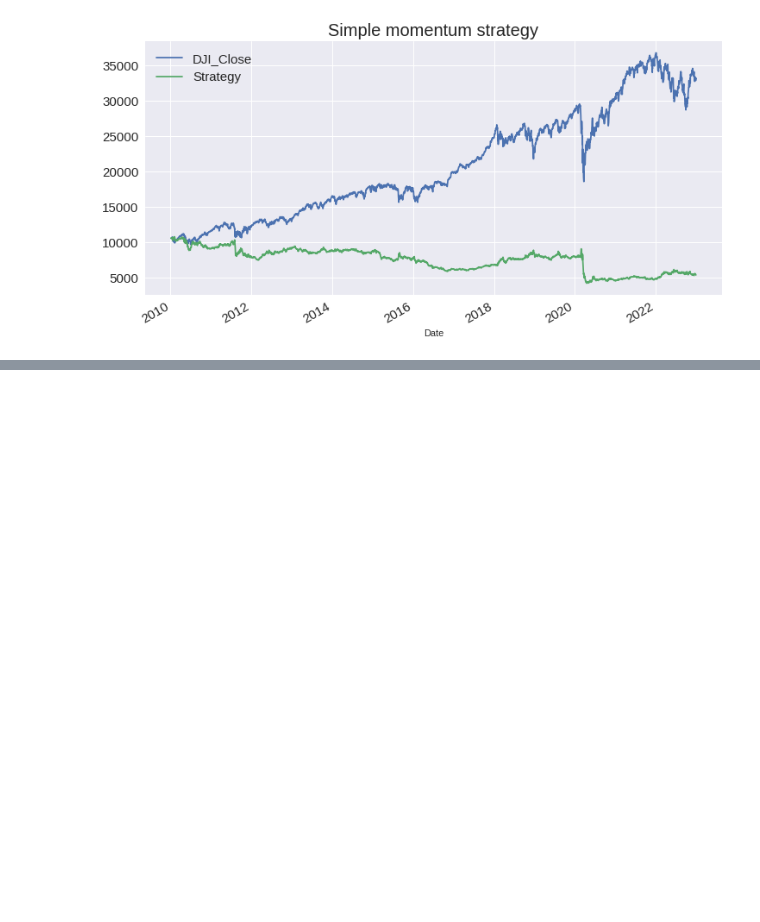
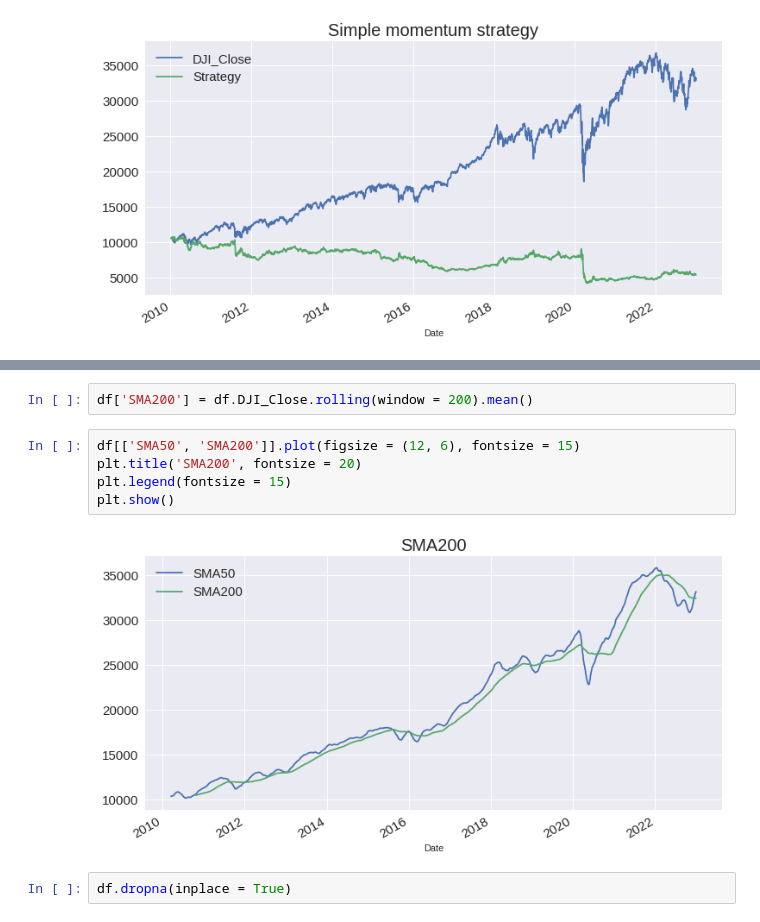
Before and after one commit to leadeeerq/data-science, a Jupyter notebook: 230304_WebScrapingDowJonesConstituents.ipynb, the cells around one changed output, grey strips where cells are left out. Drawn from its saved outputs; the diff is of its cells as text; blank space fills up the shorter version.

```diff
--- a/230304_WebScrapingDowJonesConstituents.ipynb
+++ b/230304_WebScrapingDowJonesConstituents.ipynb
@@ -476,0 +563,11 @@ plt.show()
+# %%
+df['SMA200'] = df.DJI_Close.rolling(window = 200).mean()
+# %%
+df[['SMA50', 'SMA200']].plot(figsize = (12, 6), fontsize = 15)
+plt.title('SMA200', fontsize = 20)
+plt.legend(fontsize = 15)
+plt.show()
+# %% [output]
+[figure, added]
+# %%
+df.dropna(inplace = True)
```
Also changed, not shown: parts of 24 cells of this notebook.
